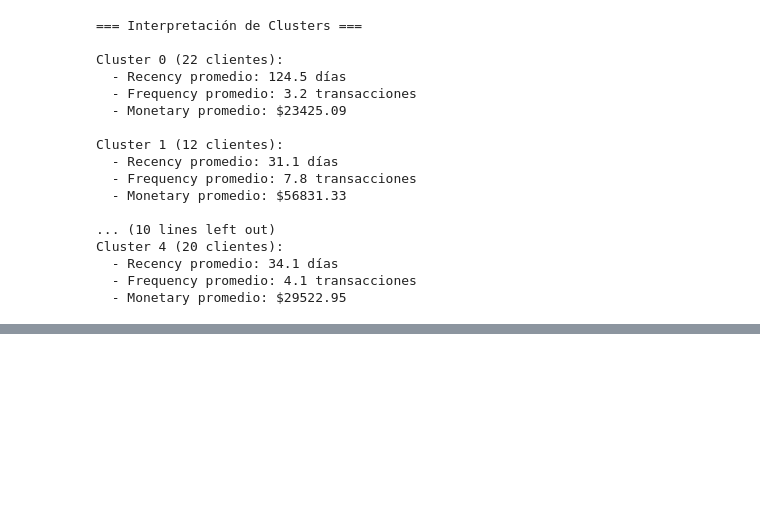
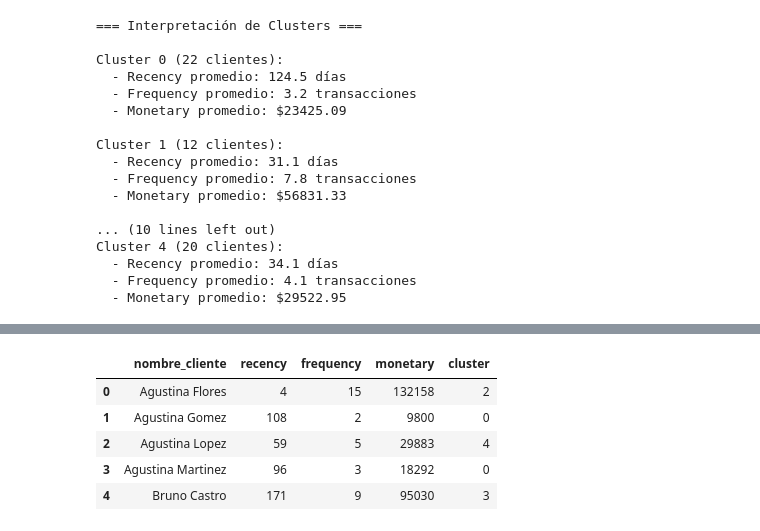
Before and after one commit to jperez-xcvi/guayerd_ia, a Jupyter notebook: aurelion.ipynb, the cells around one changed output, grey strips where cells are left out. Saved outputs shown, nothing was run; the diff lists cells and outputs as text; code cells hidden in the pictures; blank space fills up the shorter version.

```diff
--- a/aurelion.ipynb
+++ b/aurelion.ipynb
@@ -654,0 +762,9 @@ Cluster 4 (20 clientes):
+# %%
+rfm.head()
+# %% [output]
+|  | nombre_cliente | recency | frequency | monetary | cluster |
+| 0 | Agustina Flores | 4 | 15 | 132158 | 2 |
+| 1 | Agustina Gomez | 108 | 2 | 9800 | 0 |
+| 2 | Agustina Lopez | 59 | 5 | 29883 | 4 |
+| 3 | Agustina Martinez | 96 | 3 | 18292 | 0 |
+| 4 | Bruno Castro | 171 | 9 | 95030 | 3 |
```
Also changed, not shown: parts of 3 cells of this notebook.
